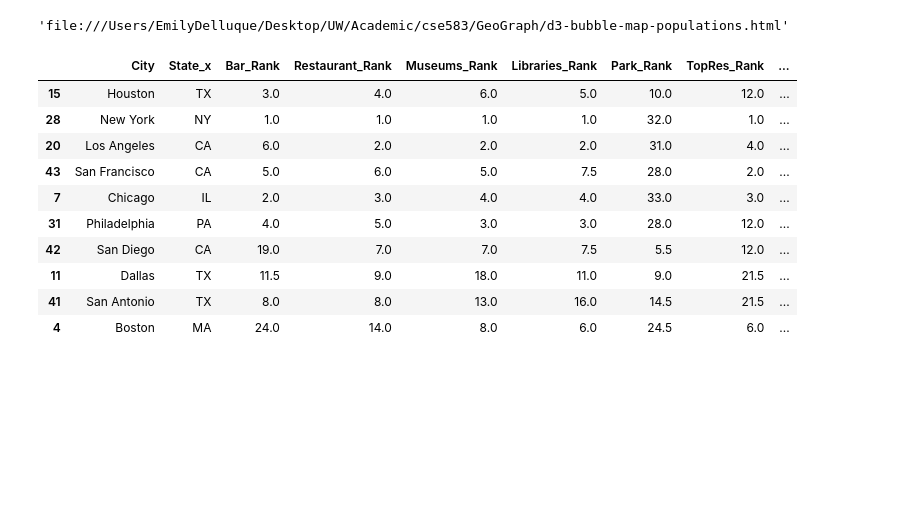
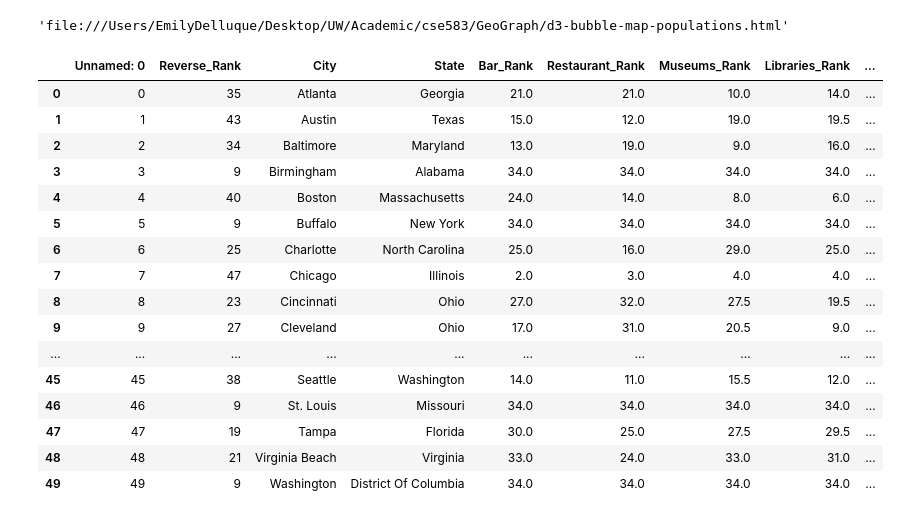
Before and after one commit to UWSEDS-aut17/uwseds-group-city-fynders, a Jupyter notebook: Docs/Entertainment.ipynb, the cells around one changed output. Cells and saved outputs as stored; diff of their text form; code cells hidden in the pictures; blank space fills up the shorter version.

```diff
--- a/Docs/Entertainment.ipynb
+++ b/Docs/Entertainment.ipynb
@@ -217,17 +212,24 @@ Try using .loc[row_indexer,col_indexer] = value instead
 
 See the caveats in the documentation: http://pandas.pydata.org/pandas-docs/stable/indexing.html#indexing-view-versus-copy
 'file:///Users/EmilyDelluque/Desktop/UW/Academic/cse583/GeoGraph/d3-bubble-map-populations.html'
-# %%
-Top
-# %% [output]
-|  | City | State_x | Bar_Rank | Restaurant_Rank | Museums_Rank | Libraries_Rank | Park_Rank | TopRes_Rank | ... |
-| 15 | Houston | TX | 3.0 | 4.0 | 6.0 | 5.0 | 10.0 | 12.0 | ... |
-| 28 | New York | NY | 1.0 | 1.0 | 1.0 | 1.0 | 32.0 | 1.0 | ... |
-| 20 | Los Angeles | CA | 6.0 | 2.0 | 2.0 | 2.0 | 31.0 | 4.0 | ... |
-| 43 | San Francisco | CA | 5.0 | 6.0 | 5.0 | 7.5 | 28.0 | 2.0 | ... |
-| 7 | Chicago | IL | 2.0 | 3.0 | 4.0 | 4.0 | 33.0 | 3.0 | ... |
-| 31 | Philadelphia | PA | 4.0 | 5.0 | 3.0 | 3.0 | 28.0 | 12.0 | ... |
-| 42 | San Diego | CA | 19.0 | 7.0 | 7.0 | 7.5 | 5.5 | 12.0 | ... |
-| 11 | Dallas | TX | 11.5 | 9.0 | 18.0 | 11.0 | 9.0 | 21.5 | ... |
-| 41 | San Antonio | TX | 8.0 | 8.0 | 13.0 | 16.0 | 14.5 | 21.5 | ... |
-| 4 | Boston | MA | 24.0 | 14.0 | 8.0 | 6.0 | 24.5 | 6.0 | ... |
+# %%
+Top = pd.read_csv("Top.csv")
+Top
+# %% [output]
+|  | Unnamed: 0 | Reverse_Rank | City | State | Bar_Rank | Restaurant_Rank | Museums_Rank | Libraries_Rank | ... |
+| 0 | 0 | 35 | Atlanta | Georgia | 21.0 | 21.0 | 10.0 | 14.0 | ... |
+| 1 | 1 | 43 | Austin | Texas | 15.0 | 12.0 | 19.0 | 19.5 | ... |
+| 2 | 2 | 34 | Baltimore | Maryland | 13.0 | 19.0 | 9.0 | 16.0 | ... |
+| 3 | 3 | 9 | Birmingham | Alabama | 34.0 | 34.0 | 34.0 | 34.0 | ... |
+| 4 | 4 | 40 | Boston | Massachusetts | 24.0 | 14.0 | 8.0 | 6.0 | ... |
+| 5 | 5 | 9 | Buffalo | New York | 34.0 | 34.0 | 34.0 | 34.0 | ... |
+| 6 | 6 | 25 | Charlotte | North Carolina | 25.0 | 16.0 | 29.0 | 25.0 | ... |
+| 7 | 7 | 47 | Chicago | Illinois | 2.0 | 3.0 | 4.0 | 4.0 | ... |
+| 8 | 8 | 23 | Cincinnati | Ohio | 27.0 | 32.0 | 27.5 | 19.5 | ... |
+| 9 | 9 | 27 | Cleveland | Ohio | 17.0 | 31.0 | 20.5 | 9.0 | ... |
+| ... | ... | ... | ... | ... | ... | ... | ... | ... | ... |
+| 45 | 45 | 38 | Seattle | Washington | 14.0 | 11.0 | 15.5 | 12.0 | ... |
+| 46 | 46 | 9 | St. Louis | Missouri | 34.0 | 34.0 | 34.0 | 34.0 | ... |
+| 47 | 47 | 19 | Tampa | Florida | 30.0 | 25.0 | 27.5 | 29.5 | ... |
+| 48 | 48 | 21 | Virginia Beach | Virginia | 33.0 | 24.0 | 33.0 | 31.0 | ... |
+| 49 | 49 | 9 | Washington | District Of Columbia | 34.0 | 34.0 | 34.0 | 34.0 | ... |
```
Also changed, not shown: parts of 11 cells of this notebook.
